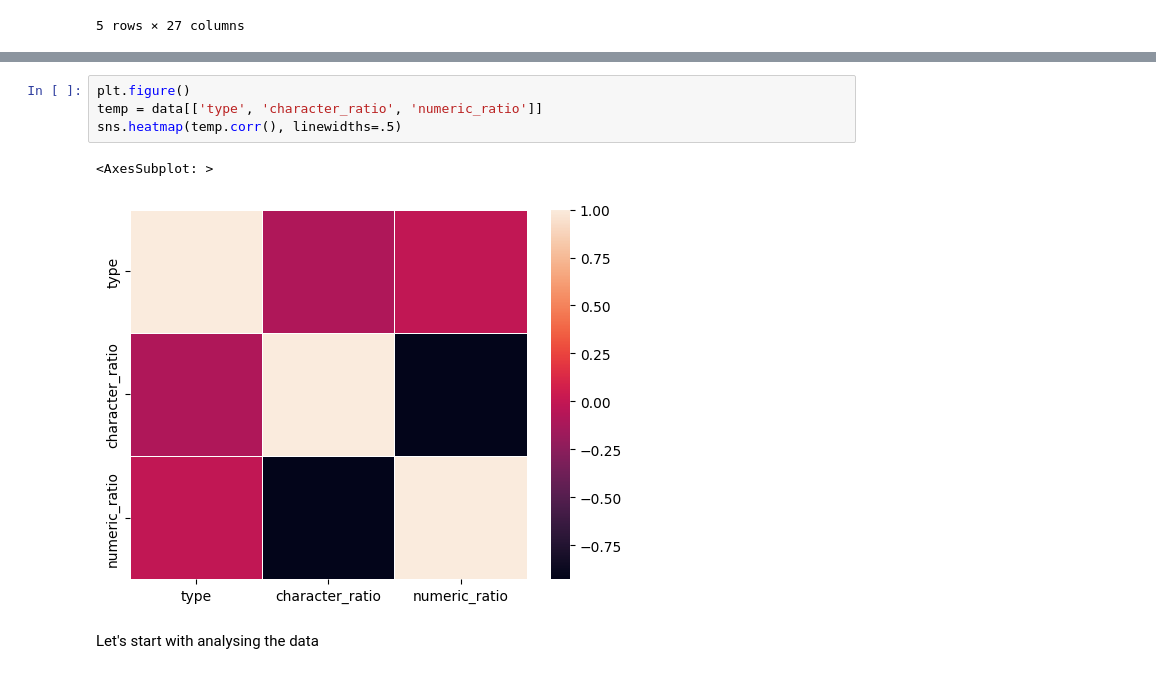
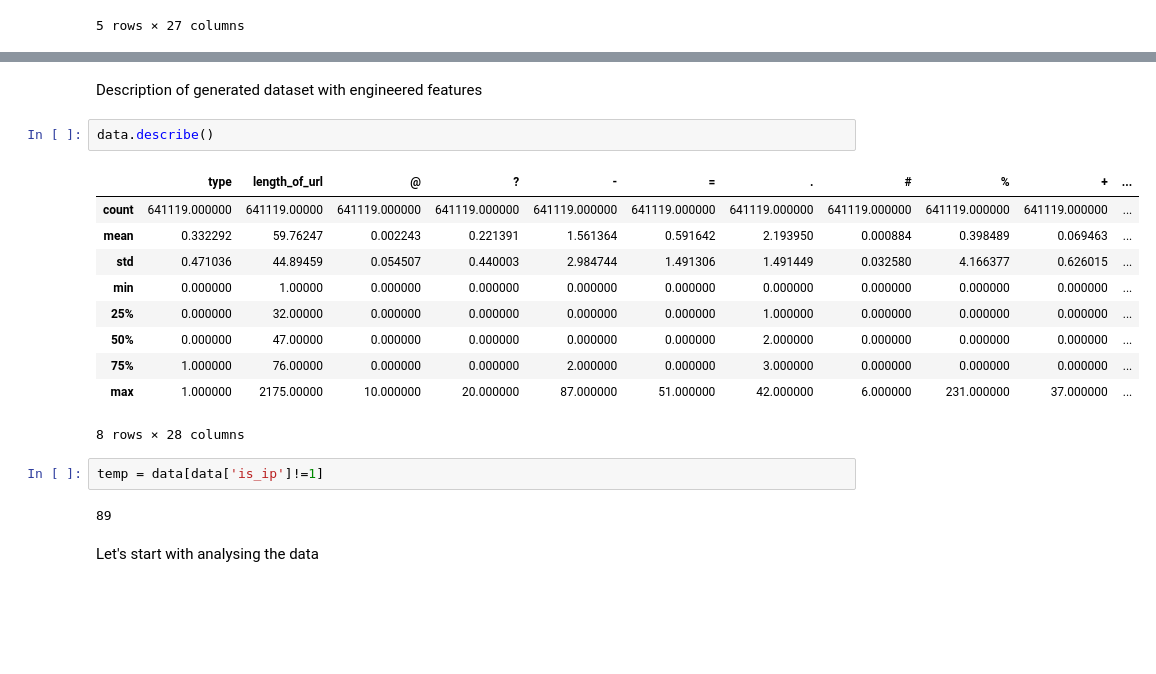
Before and after one commit to KarthikVajja/URLPhishingDetection, a Jupyter notebook: phishingDetection.ipynb, the cells around one changed output, grey strips where cells are left out. Cells and saved outputs as stored; diff of their text form; blank space fills up the shorter version.

Commit message:
generated dataset and moved downsampling to bottom

```diff
--- a/phishingDetection.ipynb
+++ b/phishingDetection.ipynb
@@ -440,10 +378,22 @@ Name: character_ratio, Length: 641119, dtype: float64
-# %%
-plt.figure()
-temp = data[['type', 'character_ratio', 'numeric_ratio']]
-sns.heatmap(temp.corr(), linewidths=.5)
-# %% [output]
-<AxesSubplot: >
-[figure, removed]
+# %% [markdown]
+Description of generated dataset with engineered features
+# %%
+data.describe()
+# %% [output]
+|  | type | length_of_url | @ | ? | - | = | . | # | % | + | ... |
+| count | 641119.000000 | 641119.00000 | 641119.000000 | 641119.000000 | 641119.000000 | 641119.000000 | 641119.000000 | 641119.000000 | 641119.000000 | 641119.000000 | ... |
+| mean | 0.332292 | 59.76247 | 0.002243 | 0.221391 | 1.561364 | 0.591642 | 2.193950 | 0.000884 | 0.398489 | 0.069463 | ... |
+| std | 0.471036 | 44.89459 | 0.054507 | 0.440003 | 2.984744 | 1.491306 | 1.491449 | 0.032580 | 4.166377 | 0.626015 | ... |
+| min | 0.000000 | 1.00000 | 0.000000 | 0.000000 | 0.000000 | 0.000000 | 0.000000 | 0.000000 | 0.000000 | 0.000000 | ... |
+| 25% | 0.000000 | 32.00000 | 0.000000 | 0.000000 | 0.000000 | 0.000000 | 1.000000 | 0.000000 | 0.000000 | 0.000000 | ... |
+| 50% | 0.000000 | 47.00000 | 0.000000 | 0.000000 | 0.000000 | 0.000000 | 2.000000 | 0.000000 | 0.000000 | 0.000000 | ... |
+| 75% | 1.000000 | 76.00000 | 0.000000 | 0.000000 | 2.000000 | 0.000000 | 3.000000 | 0.000000 | 0.000000 | 0.000000 | ... |
+| max | 1.000000 | 2175.00000 | 10.000000 | 20.000000 | 87.000000 | 51.000000 | 42.000000 | 6.000000 | 231.000000 | 37.000000 | ... |
+8 rows × 28 columns
+# %%
+temp = data[data['is_ip']!=1]
+# %% [output]
+89
 # %% [markdown]
 Let's start with analysing the data
 # %% [markdown]
```
Also changed, not shown: parts of 18 cells of this notebook, 1 other file.
